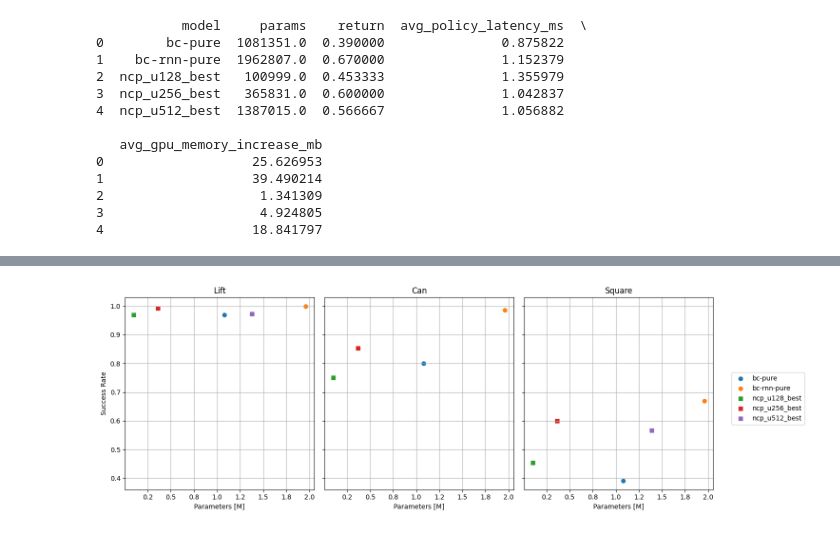
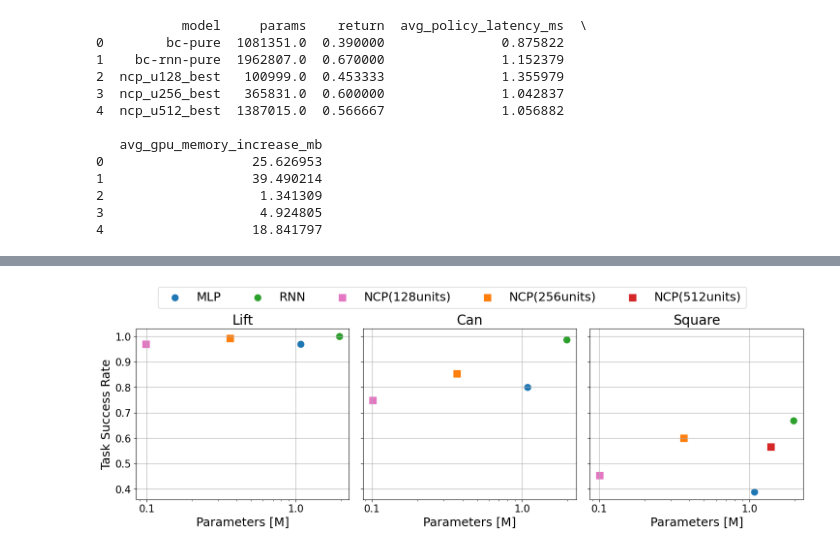
Before and after one commit to yuuharu11/LNN-control, a Jupyter notebook: robomimic/myscript/make-graph/success_rate-model_size.ipynb, the cells around one changed output, grey strips where cells are left out. Cells and saved outputs as stored; diff of their text form; code cells hidden in the pictures.

```diff
--- a/robomimic/myscript/make-graph/success_rate-model_size.ipynb
+++ b/robomimic/myscript/make-graph/success_rate-model_size.ipynb
@@ -103,8 +95,9 @@ import matplotlib.pyplot as plt
 model_display_names = {
     "bc-pure": "MLP",
     "bc-rnn-pure": "RNN",
-    "ncp_u256": "NCP-256neurons",
-    "ncp_u512": "NCP-512neurons",
+    "ncp_u128_best": "NCP(128units)",
+    "ncp_u256_best": "NCP(256units)",
+    "ncp_u512_best": "NCP(512units)",
 }
 
 plt.figure()
@@ -115,6 +108,7 @@ for model in df_can_avg["model"].unique():
     plt.scatter(df_m["params"], df_m["return"], label=display_name)
 
 plt.xlabel("params")
+plt.xscale("log")
 plt.ylabel("return")
 plt.title("params vs return")
 plt.legend(title="Model")
@@ -124,0 +119,3 @@ plt.show()
+# %%
+df_lift_filtered = df_lift_avg[~df_lift_avg["model"].str.contains("u512")]
+print(df_lift_filtered)
@@ -126,56 +141,85 @@ plt.show()
 import matplotlib.pyplot as plt
 import matplotlib.ticker as ticker
 
+plt.rcParams.update({
+    "font.size": 16,         # 全体のフォントサイズ
+    "axes.labelsize": 18,    # 軸ラベル
+    "axes.titlesize": 20,    # タイトル
+    "legend.fontsize": 15,   # 凡例
+    "xtick.labelsize": 15,   # x軸目盛
+    "ytick.labelsize": 15    # y軸目盛
+})
+
 fig, axes = plt.subplots(1, 3, figsize=(15, 5), sharey=True)
 
 datasets = {
-    "Lift": df_lift_avg,
+    "Lift": df_lift_filtered,
     "Can": df_can_avg,
     "Square": df_square_avg
 }
 
-# モデルごとの色とマーカー設定
+# ---- 追加：カラーパレット ----
+custom_colors = [
+    "#1f77b4",  # 青
+    "#2ca02c",  # 緑
+    "#e377c2",  # ピンク
+    "#ff7f0e",  # オレンジ
+    "#d62728",  # 赤
+    "#bcbd22",  # 黄土
+    "#9467bd",  # 紫
+    "#8c564b",  # 茶
+    "#7f7f7f",  # グレー
+    "#17becf"   # シアン
+]
+
 model_styles = {}
-colors = plt.rcParams['axes.prop_cycle'].by_key()['color']
 
 def get_style(model):
     if model not in model_styles:
-        color = colors[len(model_styles) % len(colors)]
-        marker = "s" if "ncp" in model.lower() else "o"  # ncpは四角
+        color = custom_colors[len(model_styles) % len(custom_colors)]
+        marker = "s" if "ncp" in model.lower() else "o"
         model_styles[model] = {"color": color, "marker": marker}
     return model_styles[model]
 
 for ax, (title, df) in zip(axes, datasets.items()):
     for model in df["model"].unique():
         sub = df[df["model"] == model]
         style = get_style(model)
+        size = 90 if "ncp" in model.lower() else 90
+        display_name = model_display_names.get(model, model)
 
         ax.scatter(
             sub["params"],
             sub["success_rate"],
-            label=model,
+            label=display_name,
+            s=size,
             color=style["color"],
             marker=style["marker"]
         )
 
     ax.set_title(title)
+    ax.set_xscale("log")
     ax.set_xlabel("Parameters [M]")
     ax.grid(True)
 
-# y軸は success rate
-axes[0].set_ylabel("Success Rate")
+axes[0].set_ylabel("Task Success Rate")
 
-# x軸を M 表記に変換
 for ax in axes:
     ax.xaxis.set_major_formatter(
         ticker.FuncFormatter(lambda x, _: f"{x/1e6:.1f}")
     )
 
-# 凡例は右側にまとめて配置
-handles, labels = axes[0].get_legend_handles_labels()
-fig.legend(handles, labels, loc="center right", frameon=True)
+handles, labels = axes[2].get_legend_handles_labels()
+fig.legend(
+    handles, labels,
+    loc="upper center",
+    bbox_to_anchor=(0.5, 1.07),  # さらに上に配置
+    ncol=len(labels),            # 横並び
+    frameon=True,
+    fontsize=18
+)
 
-plt.tight_layout(rect=[0, 0, 0.88, 1])  # 凡例スペース確保
+plt.tight_layout(rect=[0, 0, 1, 0.98])  # 下を少し縮めて上の余白を確保
 plt.show()
 # %% [output]
-[figure, old version]
+[figure, new version]
```
Also changed, not shown: parts of 3 cells of this notebook, 9 other files.
